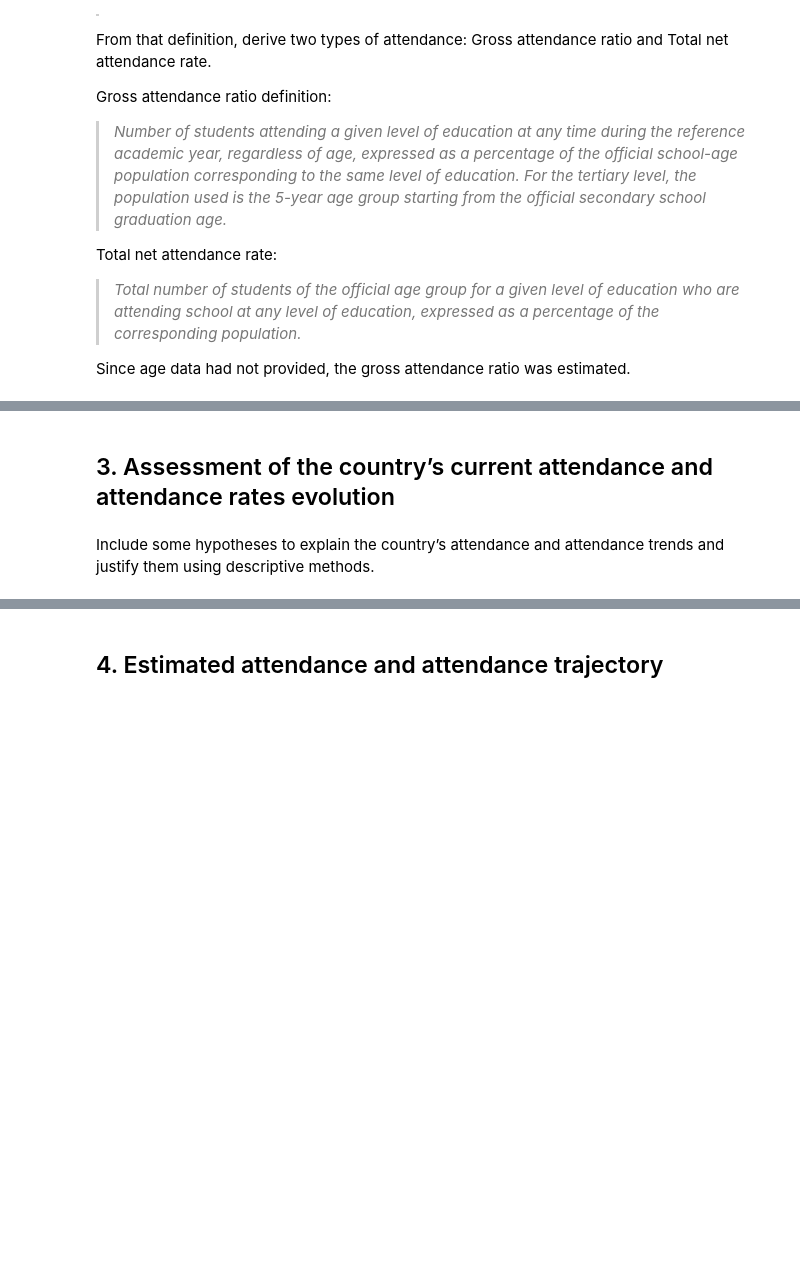
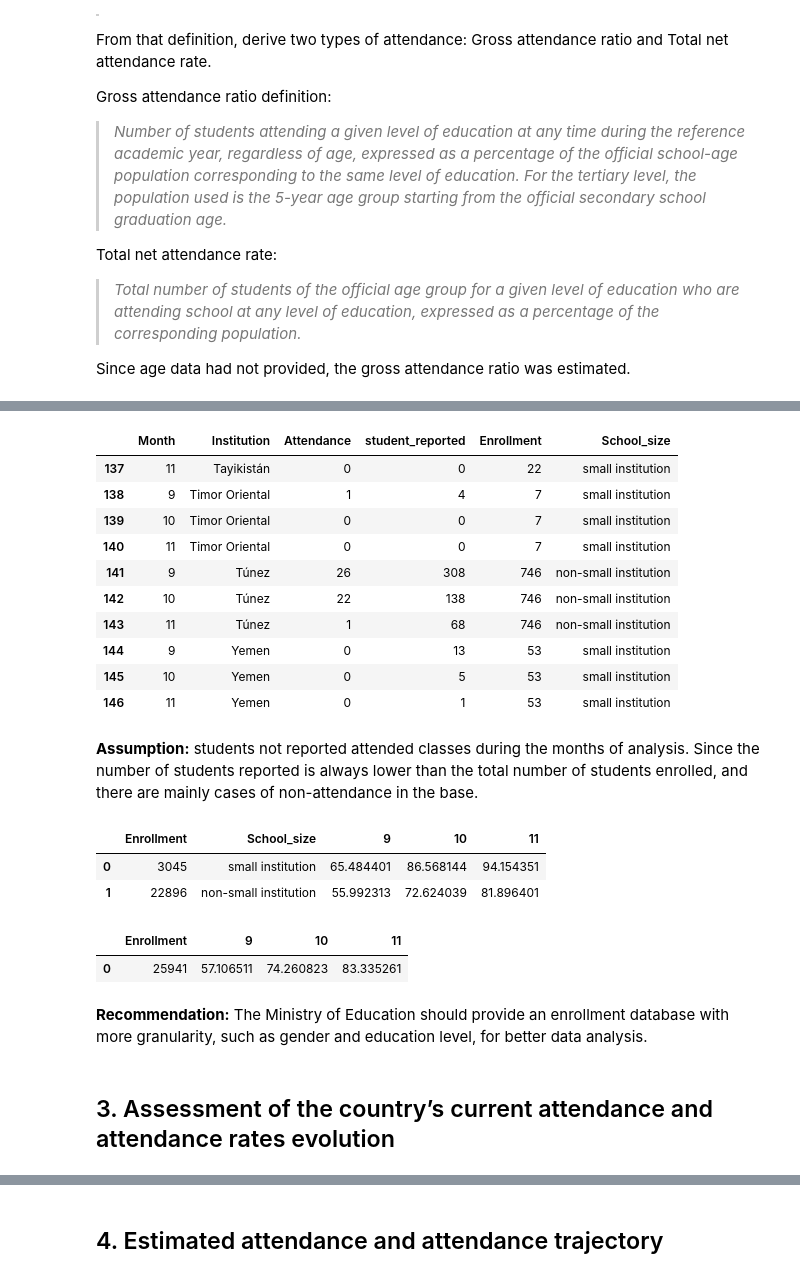
Before and after one commit to maurottito/school_attendance_metrics, a Jupyter notebook: attendance_metrics_MT.ipynb, the cells around one changed output, grey strips where cells are left out. Drawn from its saved outputs; the diff is of its cells as text; code cells hidden in the pictures; blank space fills up the shorter version.

```diff
--- a/analisis_exploratorio.ipynb
+++ b/attendance_metrics_MT.ipynb
@@ -551,0 +553,12 @@ Name: cases, dtype: int64
+# %%
+# Replace attendance variable if more than one equal to one, meaning absence for that specified month
+df_attendance_id.loc[df_attendance_id['Attendance']>=1, 'Attendance'] = 1 # This means that when attendance is one, the child was at least once present in class.
+# %%
+# Collapsing df_attendance to "Institution" level
+df_attendance_institution_vars = pd.DataFrame(df_attendance_id.groupby( ['Month','Gender','Institution','Education level'] ).sum()).reset_index()
+df_attendance_institution = pd.DataFrame(df_attendance_id.groupby( ['Month','Institution'] ).sum()).reset_index()
+# %%
+#cases not in data
+df_attendance_institution = df_attendance_institution.append(pd.Series([11, 'Tayikistán', 0, 0], index=['Month','Institution','Attendance','student_reported']), ignore_index=True)
+df_attendance_institution = df_attendance_institution.append(pd.Series([10, 'Timor Oriental', 0, 0], index=['Month','Institution','Attendance','student_reported']), ignore_index=True)
+df_attendance_institution = df_attendance_institution.append(pd.Series([11, 'Timor Oriental', 0, 0], index=['Month','Institution','Attendance','student_reported']), ignore_index=True)
@@ -551,0 +581,18 @@ Name: cases, dtype: int64
+# %%
+df_joint = pd.merge(df_attendance_institution, df_enrollment, on='Institution')
+# %%
+df_joint.tail(10)
+# %% [output]
+|  | Month | Institution | Attendance | student_reported | Enrollment | School_size |
+| 137 | 11 | Tayikistán | 0 | 0 | 22 | small institution |
+| 138 | 9 | Timor Oriental | 1 | 4 | 7 | small institution |
+| 139 | 10 | Timor Oriental | 0 | 0 | 7 | small institution |
+| 140 | 11 | Timor Oriental | 0 | 0 | 7 | small institution |
+| 141 | 9 | Túnez | 26 | 308 | 746 | non-small institution |
+| 142 | 10 | Túnez | 22 | 138 | 746 | non-small institution |
+| 143 | 11 | Túnez | 1 | 68 | 746 | non-small institution |
+| 144 | 9 | Yemen | 0 | 13 | 53 | small institution |
+| 145 | 10 | Yemen | 0 | 5 | 53 | small institution |
+| 146 | 11 | Yemen | 0 | 1 | 53 | small institution |
+# %% [markdown]
+**Assumption:** students not reported attended classes during the months of analysis. Since the number of students reported is always lower than the total number of students enrolled, and there are mainly cases of non-attendance in the base.
@@ -551,0 +618,6 @@ Name: cases, dtype: int64
+# %%
+df_country_school_size
+# %% [output]
+|  | Enrollment | School_size | 9 | 10 | 11 |
+| 0 | 3045 | small institution | 65.484401 | 86.568144 | 94.154351 |
+| 1 | 22896 | non-small institution | 55.992313 | 72.624039 | 81.896401 |
@@ -552,4 +627,9 @@ Name: cases, dtype: int64
+# %%
+df_country
+# %% [output]
+|  | Enrollment | 9 | 10 | 11 |
+| 0 | 25941 | 57.106511 | 74.260823 | 83.335261 |
+# %% [markdown]
+**Recommendation:** The Ministry of Education should provide an enrollment database with more granularity, such as gender and education level, for better data analysis.
 # %% [markdown]
 ## 3. Assessment of the country’s current attendance and attendance rates evolution
-# %% [markdown]
-Include some hypotheses to explain the country’s attendance and attendance trends and justify them using descriptive methods.
```
Also changed, not shown: parts of 42 cells of this notebook.
